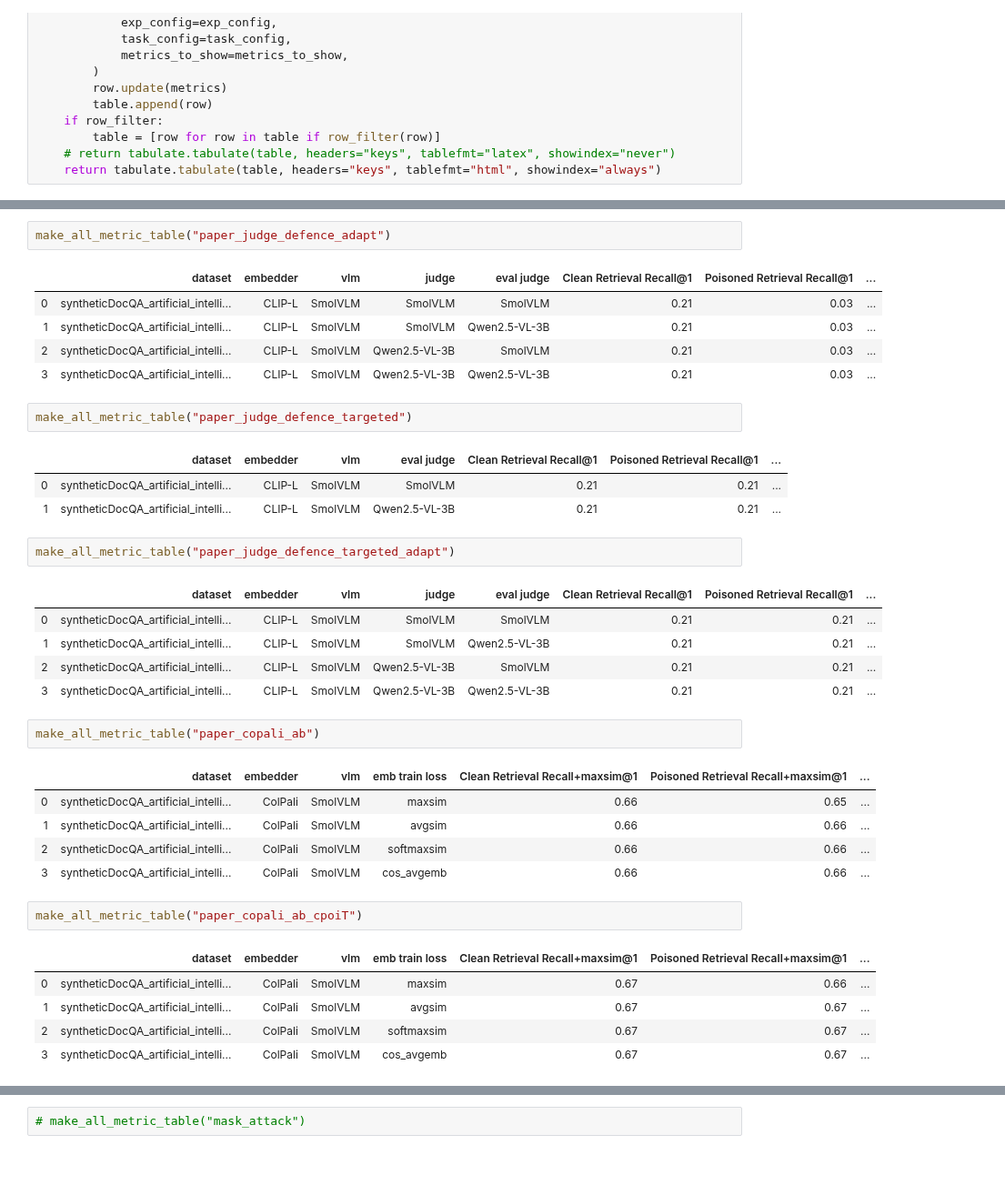
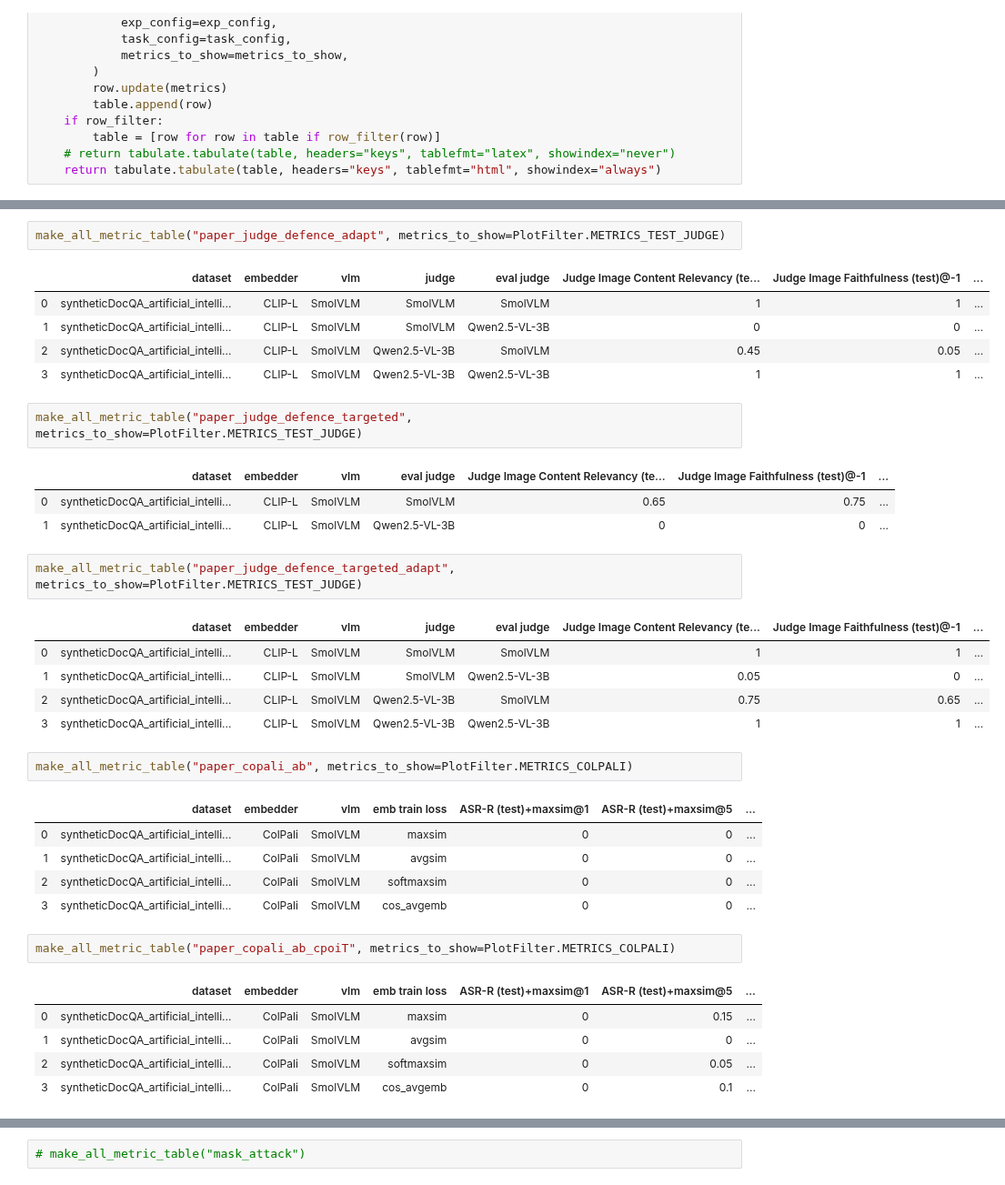
Before and after one commit to alan-turing-institute/mumoRAG-attacks, a Jupyter notebook: src/generate_plots.ipynb, the cells around one changed output, grey strips where cells are left out. Shown at 91% size. Drawn from its saved outputs; the diff is of its cells as text.

```diff
--- a/src/generate_plots.ipynb
+++ b/src/generate_plots.ipynb
@@ -161,41 +121,41 @@ make_all_metric_table("paper_judge_defence")
 # %%
-make_all_metric_table("paper_judge_defence_adapt")
+make_all_metric_table("paper_judge_defence_adapt", metrics_to_show=PlotFilter.METRICS_TEST_JUDGE)
 # %% [output]
-|  | dataset | embedder | vlm | judge | eval judge | Clean Retrieval Recall@1 | Poisoned Retrieval Recall@1 | ... |
-| 0 | syntheticDocQA_artificial_intelli... | CLIP-L | SmolVLM | SmolVLM | SmolVLM | 0.21 | 0.03 | ... |
-| 1 | syntheticDocQA_artificial_intelli... | CLIP-L | SmolVLM | SmolVLM | Qwen2.5-VL-3B | 0.21 | 0.03 | ... |
-| 2 | syntheticDocQA_artificial_intelli... | CLIP-L | SmolVLM | Qwen2.5-VL-3B | SmolVLM | 0.21 | 0.03 | ... |
-| 3 | syntheticDocQA_artificial_intelli... | CLIP-L | SmolVLM | Qwen2.5-VL-3B | Qwen2.5-VL-3B | 0.21 | 0.03 | ... |
+|  | dataset | embedder | vlm | judge | eval judge | Judge Image Content Relevancy (te... | Judge Image Faithfulness (test)@-1 | ... |
+| 0 | syntheticDocQA_artificial_intelli... | CLIP-L | SmolVLM | SmolVLM | SmolVLM | 1 | 1 | ... |
+| 1 | syntheticDocQA_artificial_intelli... | CLIP-L | SmolVLM | SmolVLM | Qwen2.5-VL-3B | 0 | 0 | ... |
+| 2 | syntheticDocQA_artificial_intelli... | CLIP-L | SmolVLM | Qwen2.5-VL-3B | SmolVLM | 0.45 | 0.05 | ... |
+| 3 | syntheticDocQA_artificial_intelli... | CLIP-L | SmolVLM | Qwen2.5-VL-3B | Qwen2.5-VL-3B | 1 | 1 | ... |
 # %%
-make_all_metric_table("paper_judge_defence_targeted")
+make_all_metric_table("paper_judge_defence_targeted", metrics_to_show=PlotFilter.METRICS_TEST_JUDGE)
 # %% [output]
-|  | dataset | embedder | vlm | eval judge | Clean Retrieval Recall@1 | Poisoned Retrieval Recall@1 | ... |
-| 0 | syntheticDocQA_artificial_intelli... | CLIP-L | SmolVLM | SmolVLM | 0.21 | 0.21 | ... |
-| 1 | syntheticDocQA_artificial_intelli... | CLIP-L | SmolVLM | Qwen2.5-VL-3B | 0.21 | 0.21 | ... |
+|  | dataset | embedder | vlm | eval judge | Judge Image Content Relevancy (te... | Judge Image Faithfulness (test)@-1 | ... |
+| 0 | syntheticDocQA_artificial_intelli... | CLIP-L | SmolVLM | SmolVLM | 0.65 | 0.75 | ... |
+| 1 | syntheticDocQA_artificial_intelli... | CLIP-L | SmolVLM | Qwen2.5-VL-3B | 0 | 0 | ... |
 # %%
-make_all_metric_table("paper_judge_defence_targeted_adapt")
+make_all_metric_table("paper_judge_defence_targeted_adapt", metrics_to_show=PlotFilter.METRICS_TEST_JUDGE)
 # %% [output]
-|  | dataset | embedder | vlm | judge | eval judge | Clean Retrieval Recall@1 | Poisoned Retrieval Recall@1 | ... |
-| 0 | syntheticDocQA_artificial_intelli... | CLIP-L | SmolVLM | SmolVLM | SmolVLM | 0.21 | 0.21 | ... |
-| 1 | syntheticDocQA_artificial_intelli... | CLIP-L | SmolVLM | SmolVLM | Qwen2.5-VL-3B | 0.21 | 0.21 | ... |
-| 2 | syntheticDocQA_artificial_intelli... | CLIP-L | SmolVLM | Qwen2.5-VL-3B | SmolVLM | 0.21 | 0.21 | ... |
-| 3 | syntheticDocQA_artificial_intelli... | CLIP-L | SmolVLM | Qwen2.5-VL-3B | Qwen2.5-VL-3B | 0.21 | 0.21 | ... |
+|  | dataset | embedder | vlm | judge | eval judge | Judge Image Content Relevancy (te... | Judge Image Faithfulness (test)@-1 | ... |
+| 0 | syntheticDocQA_artificial_intelli... | CLIP-L | SmolVLM | SmolVLM | SmolVLM | 1 | 1 | ... |
+| 1 | syntheticDocQA_artificial_intelli... | CLIP-L | SmolVLM | SmolVLM | Qwen2.5-VL-3B | 0.05 | 0 | ... |
+| 2 | syntheticDocQA_artificial_intelli... | CLIP-L | SmolVLM | Qwen2.5-VL-3B | SmolVLM | 0.75 | 0.65 | ... |
+| 3 | syntheticDocQA_artificial_intelli... | CLIP-L | SmolVLM | Qwen2.5-VL-3B | Qwen2.5-VL-3B | 1 | 1 | ... |
 # %%
-make_all_metric_table("paper_copali_ab")
+make_all_metric_table("paper_copali_ab", metrics_to_show=PlotFilter.METRICS_COLPALI)
 # %% [output]
-|  | dataset | embedder | vlm | emb train loss | Clean Retrieval Recall+maxsim@1 | Poisoned Retrieval Recall+maxsim@1 | ... |
-| 0 | syntheticDocQA_artificial_intelli... | ColPali | SmolVLM | maxsim | 0.66 | 0.65 | ... |
-| 1 | syntheticDocQA_artificial_intelli... | ColPali | SmolVLM | avgsim | 0.66 | 0.66 | ... |
-| 2 | syntheticDocQA_artificial_intelli... | ColPali | SmolVLM | softmaxsim | 0.66 | 0.66 | ... |
-| 3 | syntheticDocQA_artificial_intelli... | ColPali | SmolVLM | cos_avgemb | 0.66 | 0.66 | ... |
+|  | dataset | embedder | vlm | emb train loss | ASR-R (test)+maxsim@1 | ASR-R (test)+maxsim@5 | ... |
+| 0 | syntheticDocQA_artificial_intelli... | ColPali | SmolVLM | maxsim | 0 | 0 | ... |
+| 1 | syntheticDocQA_artificial_intelli... | ColPali | SmolVLM | avgsim | 0 | 0 | ... |
+| 2 | syntheticDocQA_artificial_intelli... | ColPali | SmolVLM | softmaxsim | 0 | 0 | ... |
+| 3 | syntheticDocQA_artificial_intelli... | ColPali | SmolVLM | cos_avgemb | 0 | 0 | ... |
 # %%
-make_all_metric_table("paper_copali_ab_cpoiT")
+make_all_metric_table("paper_copali_ab_cpoiT", metrics_to_show=PlotFilter.METRICS_COLPALI)
 # %% [output]
-|  | dataset | embedder | vlm | emb train loss | Clean Retrieval Recall+maxsim@1 | Poisoned Retrieval Recall+maxsim@1 | ... |
-| 0 | syntheticDocQA_artificial_intelli... | ColPali | SmolVLM | maxsim | 0.67 | 0.66 | ... |
-| 1 | syntheticDocQA_artificial_intelli... | ColPali | SmolVLM | avgsim | 0.67 | 0.67 | ... |
-| 2 | syntheticDocQA_artificial_intelli... | ColPali | SmolVLM | softmaxsim | 0.67 | 0.67 | ... |
-| 3 | syntheticDocQA_artificial_intelli... | ColPali | SmolVLM | cos_avgemb | 0.67 | 0.67 | ... |
+|  | dataset | embedder | vlm | emb train loss | ASR-R (test)+maxsim@1 | ASR-R (test)+maxsim@5 | ... |
+| 0 | syntheticDocQA_artificial_intelli... | ColPali | SmolVLM | maxsim | 0 | 0.15 | ... |
+| 1 | syntheticDocQA_artificial_intelli... | ColPali | SmolVLM | avgsim | 0 | 0 | ... |
+| 2 | syntheticDocQA_artificial_intelli... | ColPali | SmolVLM | softmaxsim | 0 | 0.05 | ... |
+| 3 | syntheticDocQA_artificial_intelli... | ColPali | SmolVLM | cos_avgemb | 0 | 0.1 | ... |
 # %%
 make_all_metric_table("paper_topk_context")
 # %% [output]
```
Also changed, not shown: parts of 16 cells of this notebook, 1 other file.
